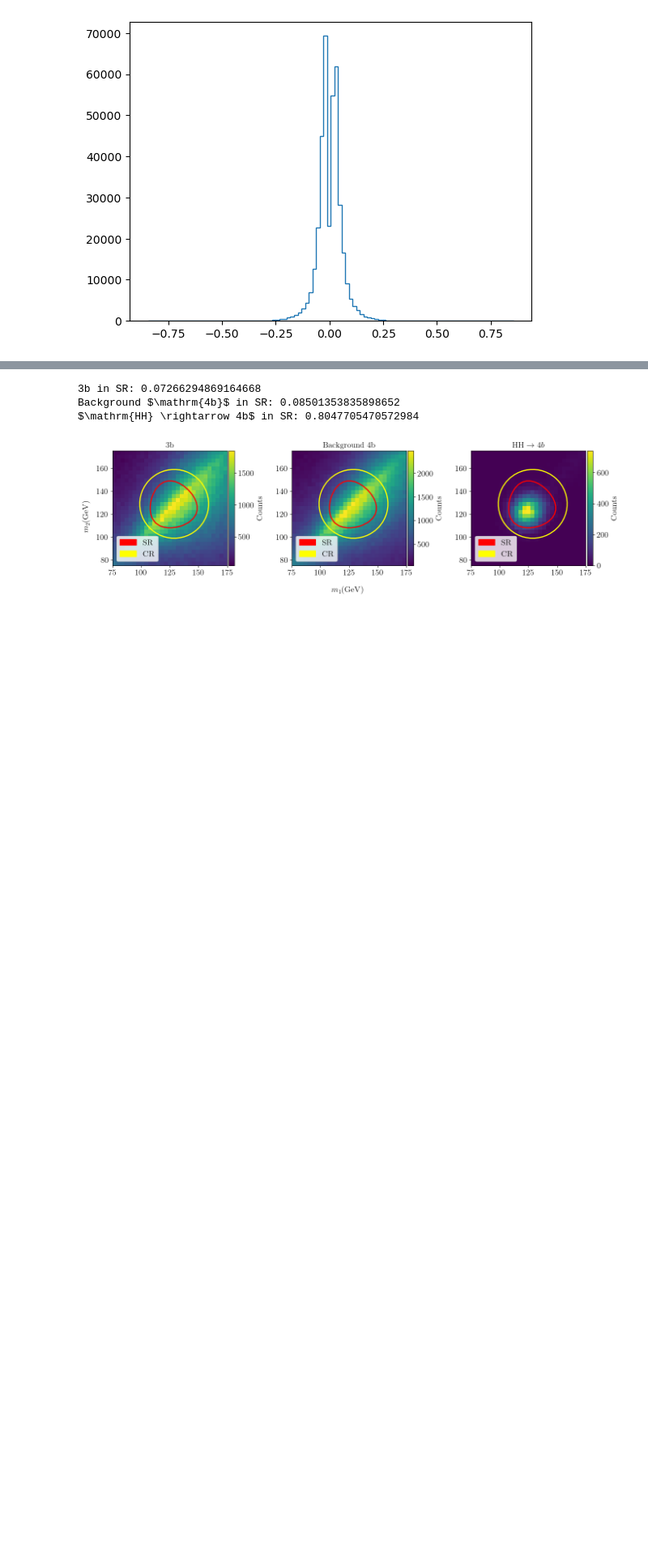
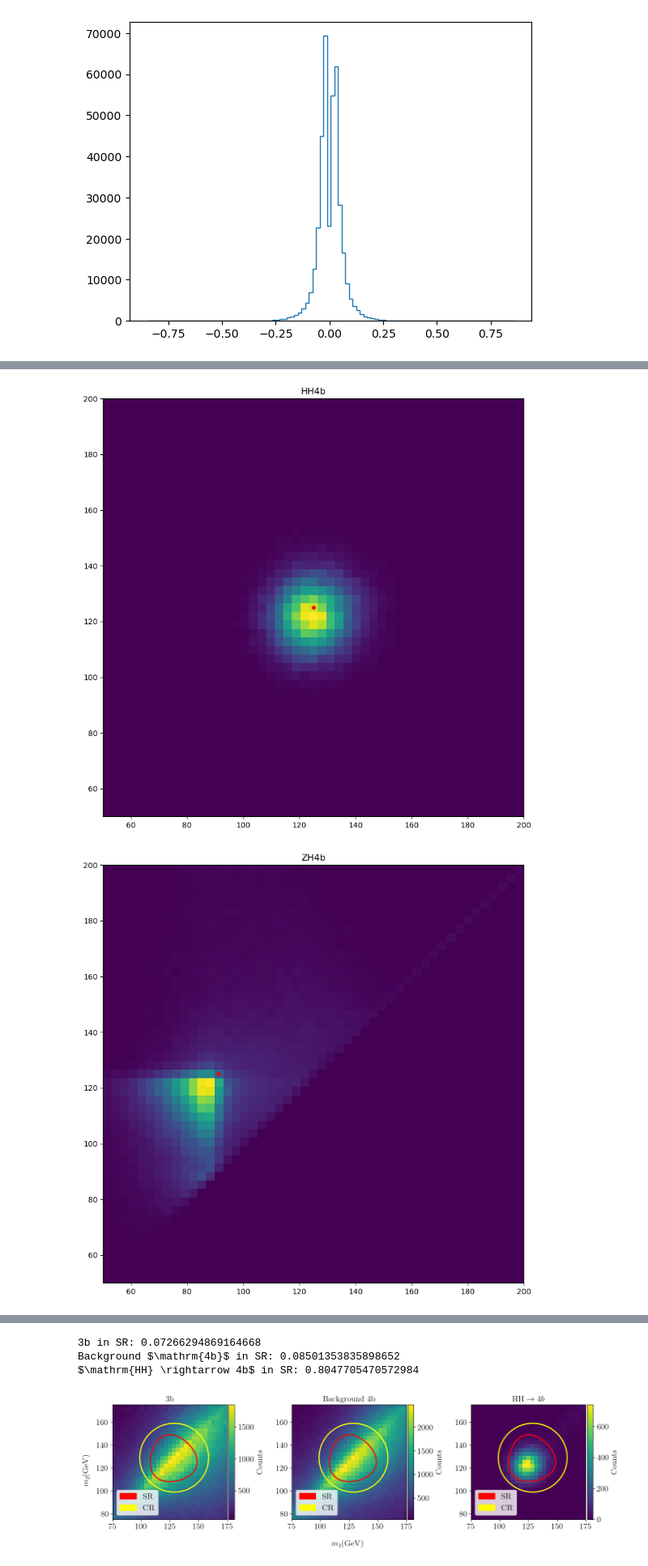
Before and after one commit to soheunyi/SRFinder, a Jupyter notebook: soheun/notebooks/eda.ipynb, the cells around one changed output, grey strips where cells are left out. Shown at 81% size. Saved outputs shown, nothing was run; the diff lists cells and outputs as text; code cells hidden in the pictures; blank space fills up the shorter version.

```diff
--- a/soheun/notebooks/eda.ipynb
+++ b/soheun/notebooks/eda.ipynb
@@ -348,0 +455,62 @@ df_hh4b_800
+# %%
+import matplotlib.pyplot as plt
+import numpy as np
+
+mZ = 91.1876
+mH = 125
+
+for label, df in [
+           ("HH4b", df_hh4b), ("ZH4b", df_zh4b), ("ZZ4b", df_zz4b),
+           ]:
+    fig, ax = plt.subplots(figsize=(10, 10))
+
+    if label == "HH4b":
+        M1, M2 = mH, mH
+    elif label == "ZH4b":
+        M1, M2 = mZ, mH
+    elif label == "ZZ4b":
+        M1, M2 = mZ, mZ
+
+    m_err = np.stack(
+        [(df["m01"] - M1)**2 + (df["m23"] - M2)**2,
+        (df["m02"] - M1)**2 + (df["m13"] - M2)**2,
+        (df["m03"] - M1)**2 + (df["m12"] - M2)**2,
+        (df["m23"] - M1)**2 + (df["m01"] - M2)**2,
+        (df["m13"] - M1)**2 + (df["m02"] - M2)**2,
+        (df["m12"] - M1)**2 + (df["m03"] - M2)**2,
+        ], axis=1)
+    m_err_argmin = np.argmin(m_err, axis=1)
+    m1 = np.zeros_like(df["m01"])
+    m2 = np.zeros_like(df["m01"])
+
+    m1[m_err_argmin == 0] = df["m01"][m_err_argmin == 0]
+    m2[m_err_argmin == 0] = df["m23"][m_err_argmin == 0]
+
+    m1[m_err_argmin == 1] = df["m02"][m_err_argmin == 1]
+    m2[m_err_argmin == 1] = df["m13"][m_err_argmin == 1]
+
+    m1[m_err_argmin == 2] = df["m03"][m_err_argmin == 2]
+    m2[m_err_argmin == 2] = df["m12"][m_err_argmin == 2]
+
+    m1[m_err_argmin == 3] = df["m23"][m_err_argmin == 3]
+    m2[m_err_argmin == 3] = df["m01"][m_err_argmin == 3]
+
+    m1[m_err_argmin == 4] = df["m13"][m_err_argmin == 4]
+    m2[m_err_argmin == 4] = df["m02"][m_err_argmin == 4]
+
+    m1[m_err_argmin == 5] = df["m12"][m_err_argmin == 5]
+    m2[m_err_argmin == 5] = df["m03"][m_err_argmin == 5]
+
+    x_bins = np.linspace(50, 200, 50)
+    y_bins = np.linspace(50, 200, 50)
+    ax.hist2d(m1, m2, bins=(x_bins, y_bins))
+    ax.plot(M1, M2, "o", markersize=4, color="red")
+    ax.set_xlim(50, 200)
+    ax.set_ylim(50, 200)
+    ax.set_title(label)
+
+    plt.show()
+    plt.close()
+# %% [output]
+[figure, added]
+[figure, added]
```
Also changed, not shown: parts of 9 cells of this notebook, 22 other files.
